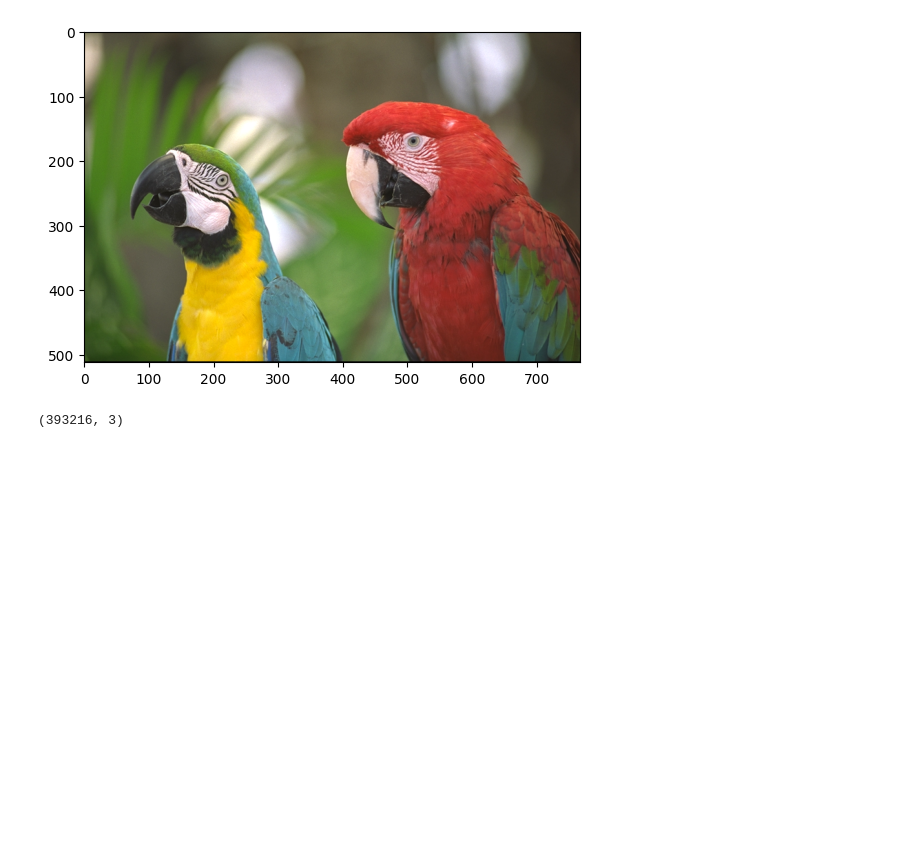
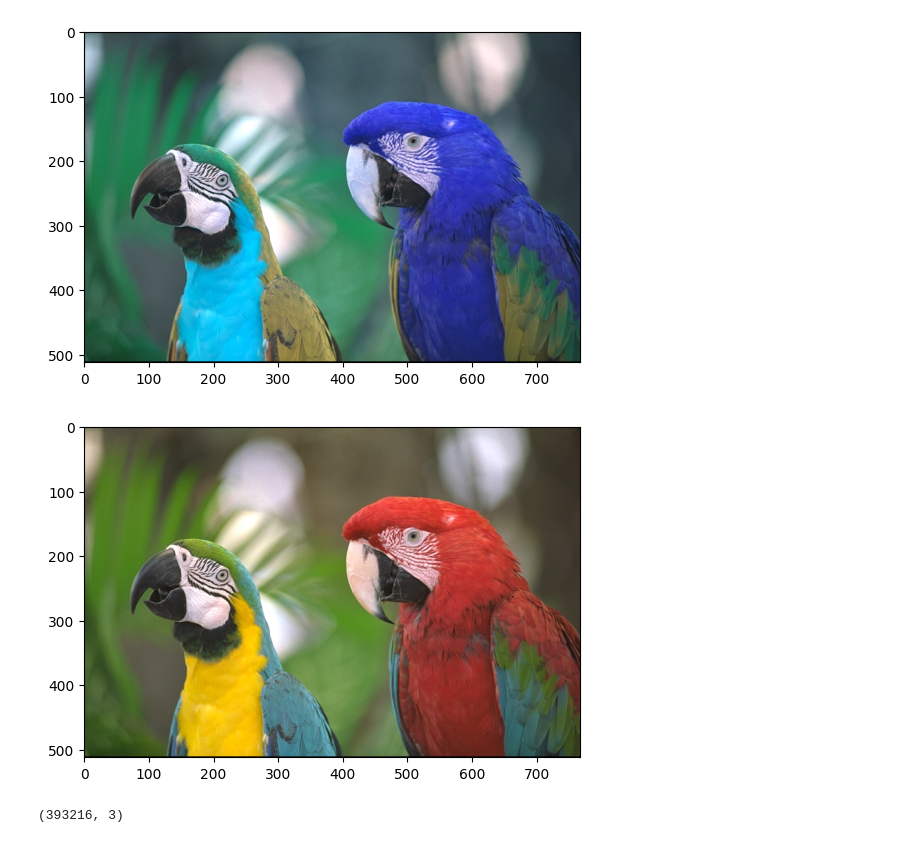
Before and after one commit to LezuLezu/IROB_ML, a Jupyter notebook: PortfolioBestanden/Week_1/opdracht_1_portfolio.ipynb, the cells around one changed output. Saved outputs shown, nothing was run; the diff lists cells and outputs as text; code cells hidden in the pictures; blank space fills up the shorter version.

Commit message:
finished 2nd part, todo: mask the last image with masked image

```diff
--- a/PortfolioBestanden/Week_1/opdracht_1_portfolio.ipynb
+++ b/PortfolioBestanden/Week_1/opdracht_1_portfolio.ipynb
@@ -3,14 +3,17 @@ import matplotlib.pyplot as plt
 import cv2 as cv
 import numpy as np
 # %%
-mainAfbeelding = cv.imread('bestanden_ML/kodak dataset/kodim23.png')
+mainAfbeelding = cv.imread('img/kodim23.png')
+plt.imshow(mainAfbeelding)
+plt.show()
 #to rgb
 mainAfbeelding_rgb = cv.cvtColor(mainAfbeelding, cv.COLOR_BGR2RGB)
 
 plt.imshow(mainAfbeelding_rgb)
 plt.show()
 # %% [output]
-[figure, old version]
+[figure, new version]
+[figure, added]
 # %%
 # reshape the image to a 2d array of pixels and 3 color values (RGB)
 pixelValues_main = mainAfbeelding_rgb.reshape((-1,3))
```
Also changed, not shown: parts of 1 cell of this notebook, 3 other files.
